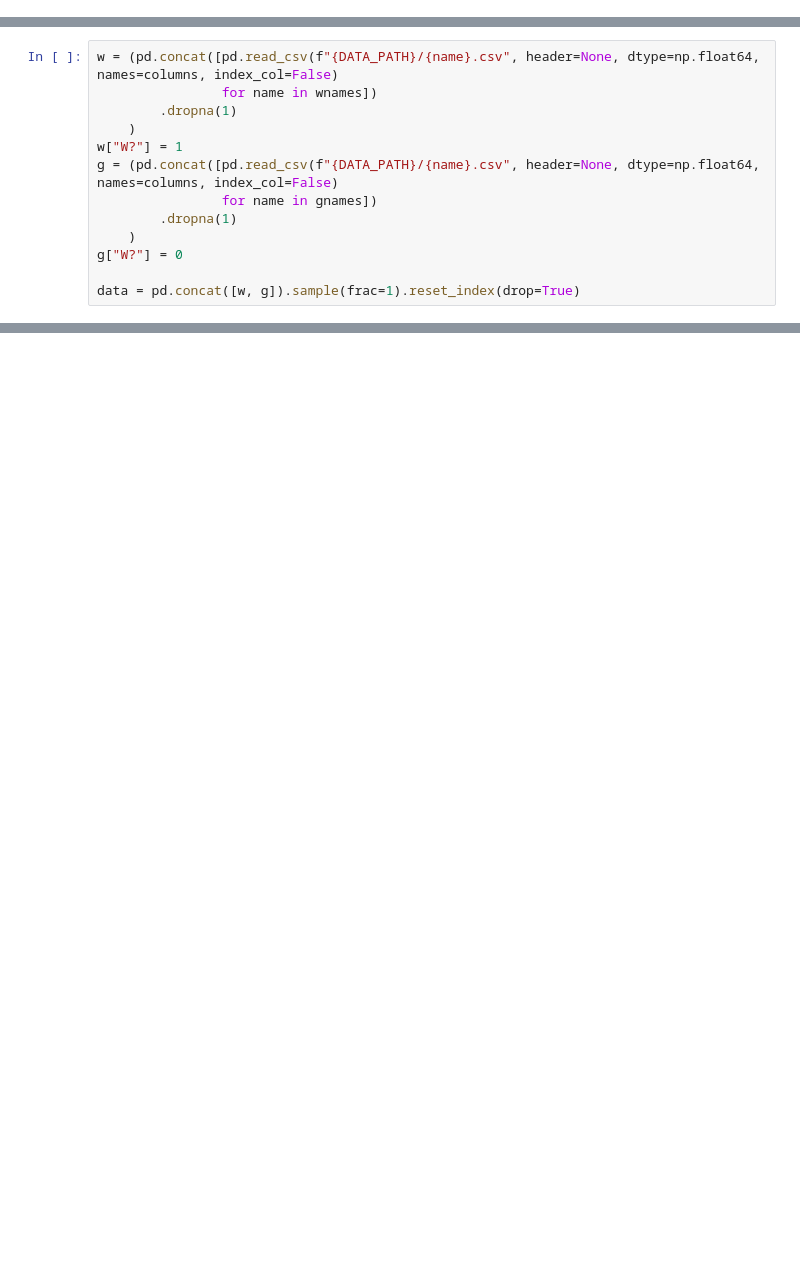
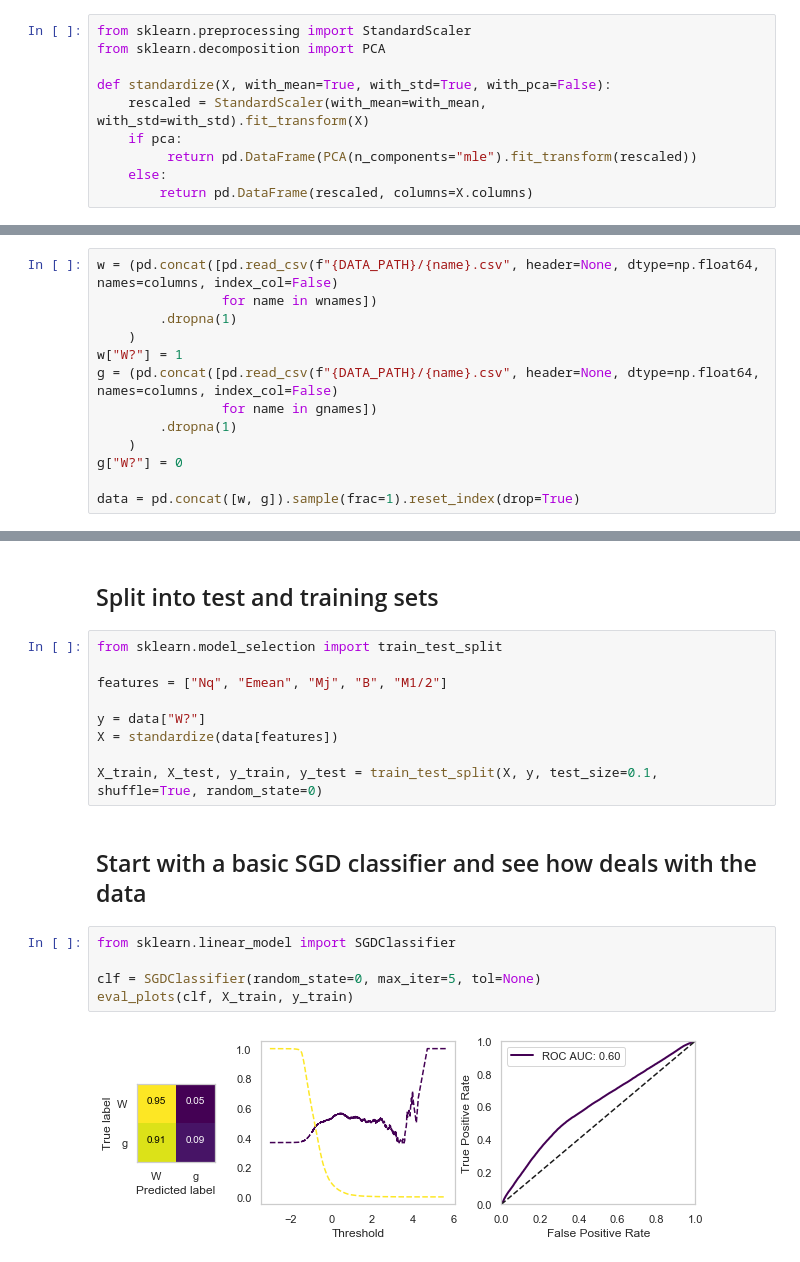
Before and after one commit to LewisNex/mlpi, a Jupyter notebook: observables.ipynb, the cells around one changed output, grey strips where cells are left out. Drawn from its saved outputs; the diff is of its cells as text; blank space fills up the shorter version.

```diff
--- a/observables.ipynb
+++ b/observables.ipynb
@@ -8,0 +14,10 @@ sns.set()
+# %%
+from sklearn.preprocessing import StandardScaler
+from sklearn.decomposition import PCA
+
+def standardize(X, with_mean=True, with_std=True, with_pca=False):
+    rescaled = StandardScaler(with_mean=with_mean, with_std=with_std).fit_transform(X)
+    if pca:
+         return pd.DataFrame(PCA(n_components="mle").fit_transform(rescaled))
+    else:
+        return pd.DataFrame(rescaled, columns=X.columns)
@@ -46,0 +118,20 @@ plt.show()
+# %% [markdown]
+## Split into test and training sets
+# %%
+from sklearn.model_selection import train_test_split
+
+features = ["Nq", "Emean", "Mj", "B", "M1/2"]
+
+y = data["W?"]
+X = standardize(data[features])
+
+X_train, X_test, y_train, y_test = train_test_split(X, y, test_size=0.1, shuffle=True, random_state=0)
+# %% [markdown]
+## Start with a basic SGD classifier and see how deals with the data
+# %%
+from sklearn.linear_model import SGDClassifier
+
+clf = SGDClassifier(random_state=0, max_iter=5, tol=None)
+eval_plots(clf, X_train, y_train)
+# %% [output]
+[figure, added]
```
Also changed, not shown: parts of 15 cells of this notebook, 1 other file.
